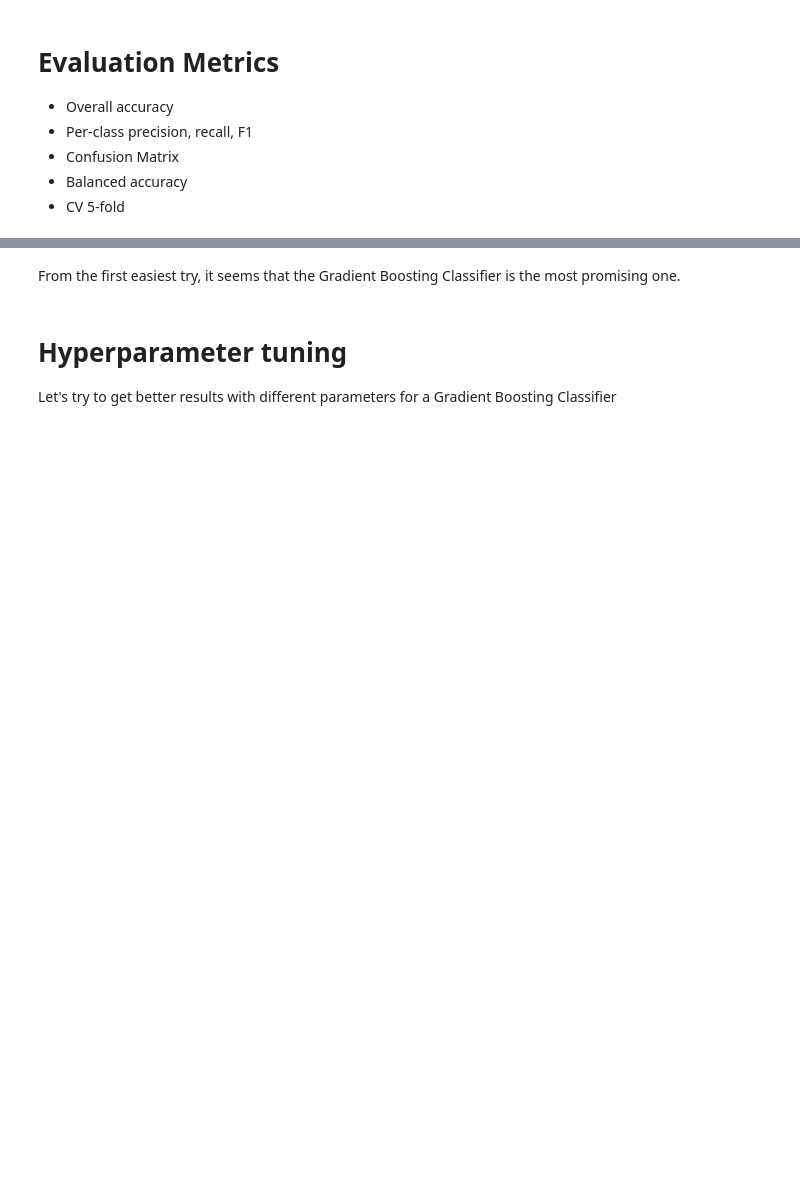
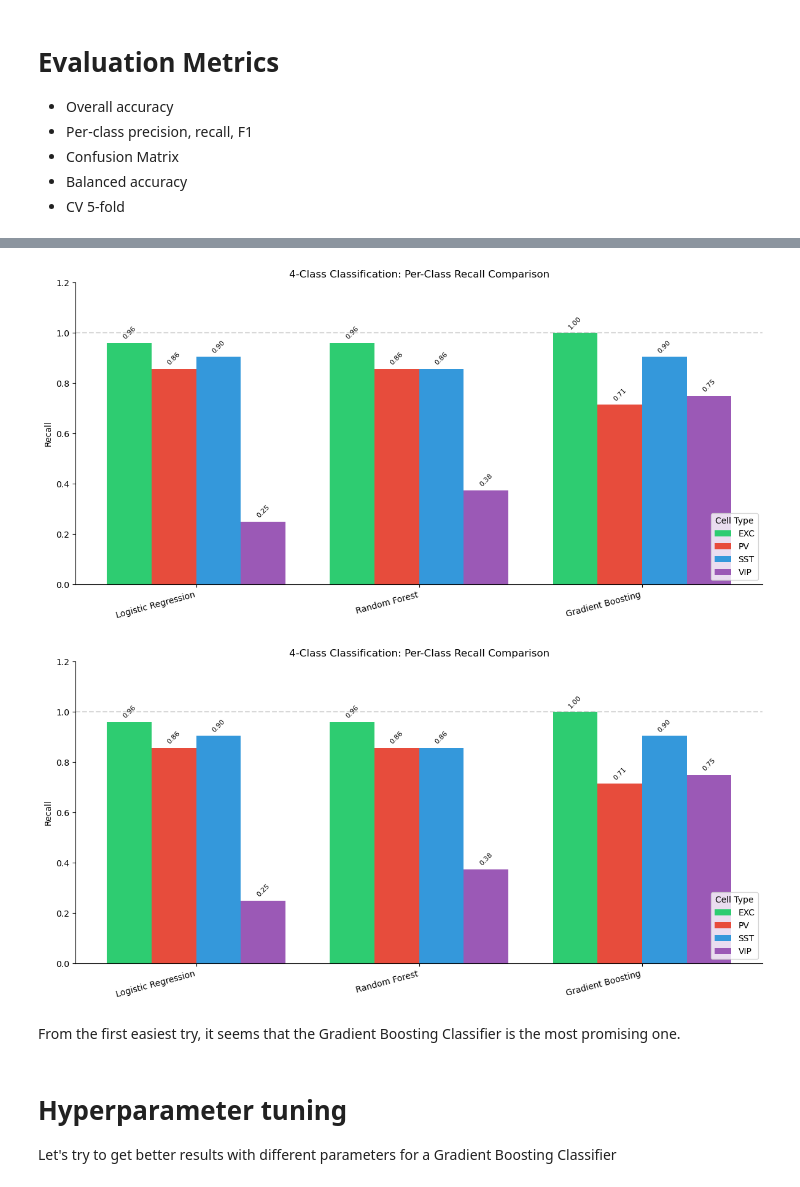
Before and after one commit to Lunomatique/BIO482_MiniProject_2025_Python, a Jupyter notebook: notebooks/MiniProject_Part4_Analysis_Figures.ipynb, the cells around one changed output, grey strips where cells are left out. Drawn from its saved outputs; the diff is of its cells as text; code cells hidden in the pictures; blank space fills up the shorter version.

```diff
--- a/notebooks/MiniProject_Part4_Analysis_Figures.ipynb
+++ b/notebooks/MiniProject_Part4_Analysis_Figures.ipynb
@@ -252,3 +445,15 @@ GradientBoosting :
+# %%
+# Compare per-class Recall (sensitivity) - important for detecting each neuron type
+plot_perclass_comparison(
+    model_evals_4class,
+    model_names_4class,
+    classes=["EXC", "PV", "SST", "VIP"],
+    metric='recall',
+    title="4-Class Classification: Per-Class Recall Comparison"
+)
+# %% [output]
+[figure, added]
+[figure, added]
 # %% [markdown]
 From the first easiest try, it seems that the Gradient Boosting Classifier is the most promising one.
 # %% [markdown]
```
Also changed, not shown: parts of 29 cells of this notebook.
